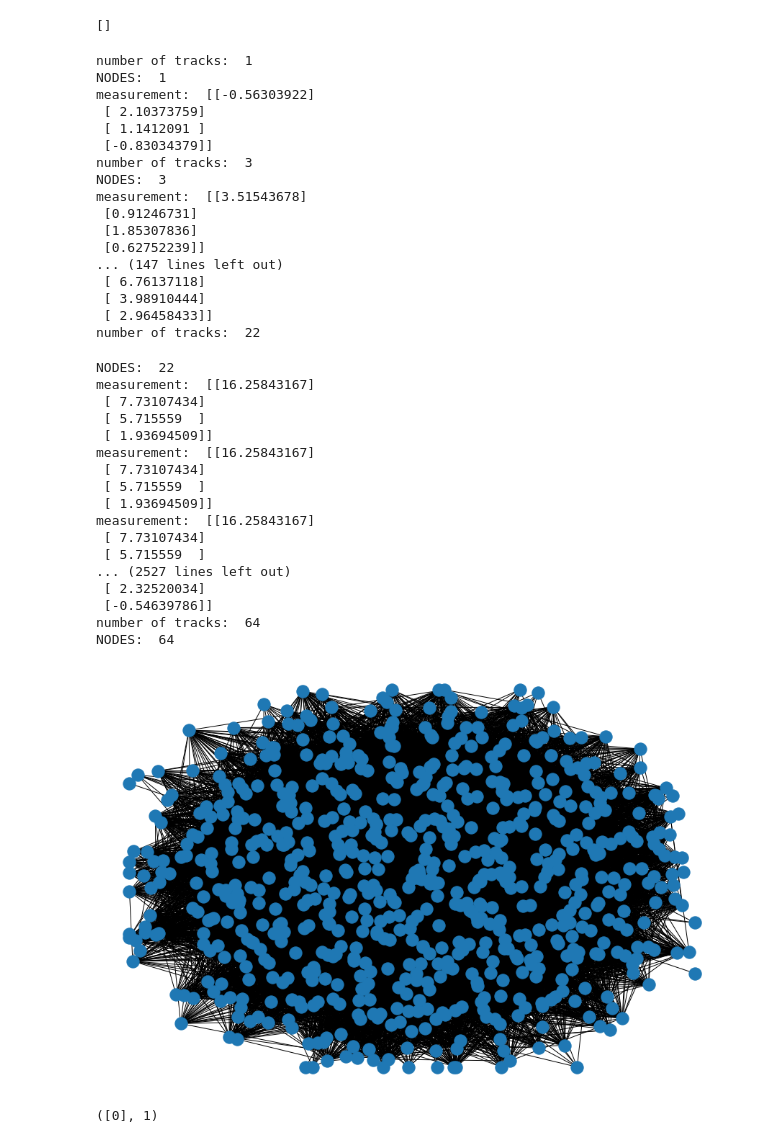
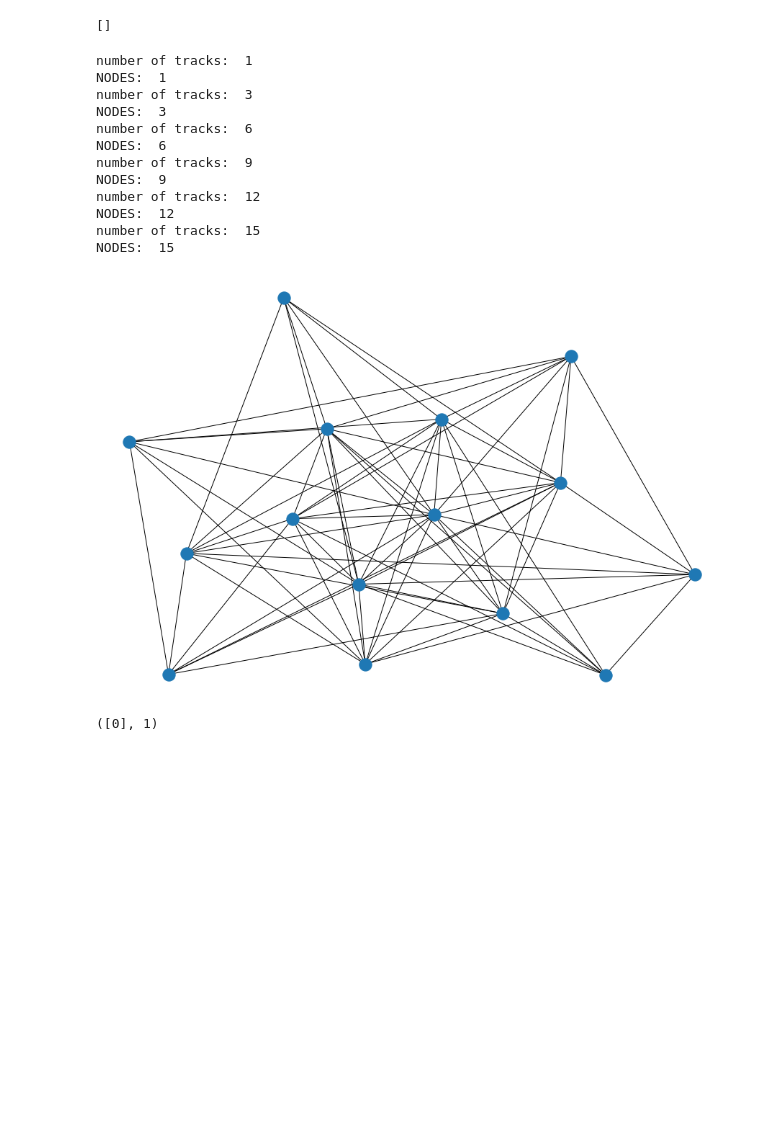
Before and after one commit to nidhipai/rips-2021-aerospace, a Jupyter notebook: mht_component_testing.ipynb, the cells around one changed output. Cells and saved outputs as stored; diff of their text form; code cells hidden in the pictures; blank space fills up the shorter version.

```diff
--- a/mht_component_testing.ipynb
+++ b/mht_component_testing.ipynb
@@ -92,49 +92,28 @@ measures = dict()
 measure_colors = dict()
 cur_seed = np.random.randint(10**7)
 rng = np.random.default_rng(cur_seed)
-process = gen.process(20, rng)
+process = gen.process(5, rng)
 processes[len(processes.keys())] = process
 measures[len(measures.keys())], measure_colors[len(measure_colors.keys())] = gen.measure(process, rng)
 # print(processes[0])
 # %%
 for i in range(len(processes[0])):
     tracker.predict(deepcopy(measures[0][i]))
+hypo.draw_graph()
 # %% [output]
 number of tracks:  1
 NODES:  1
-measurement:  [[-0.56303922]
- [ 2.10373759]
- [ 1.1412091 ]
- [-0.83034379]]
 number of tracks:  3
 NODES:  3
-measurement:  [[3.51543678]
- [0.91246731]
- [1.85307836]
- [0.62752239]]
-... (147 lines left out)
- [ 6.76137118]
- [ 3.98910444]
- [ 2.96458433]]
-number of tracks:  22
+number of tracks:  6
+NODES:  6
+number of tracks:  9
+NODES:  9
+number of tracks:  12
+NODES:  12
+number of tracks:  15
+NODES:  15
-NODES:  22
-measurement:  [[16.25843167]
- [ 7.73107434]
- [ 5.715559  ]
- [ 1.93694509]]
-measurement:  [[16.25843167]
- [ 7.73107434]
- [ 5.715559  ]
- [ 1.93694509]]
-measurement:  [[16.25843167]
- [ 7.73107434]
- [ 5.715559  ]
-... (2527 lines left out)
- [ 2.32520034]
- [-0.54639786]]
-number of tracks:  64
-NODES:  64
-[figure, old version]
+[figure, new version]
 # %%
 import networkx as nx
 import networkx.algorithms.clique as nxac
```
Also changed, not shown: 3 other files.
